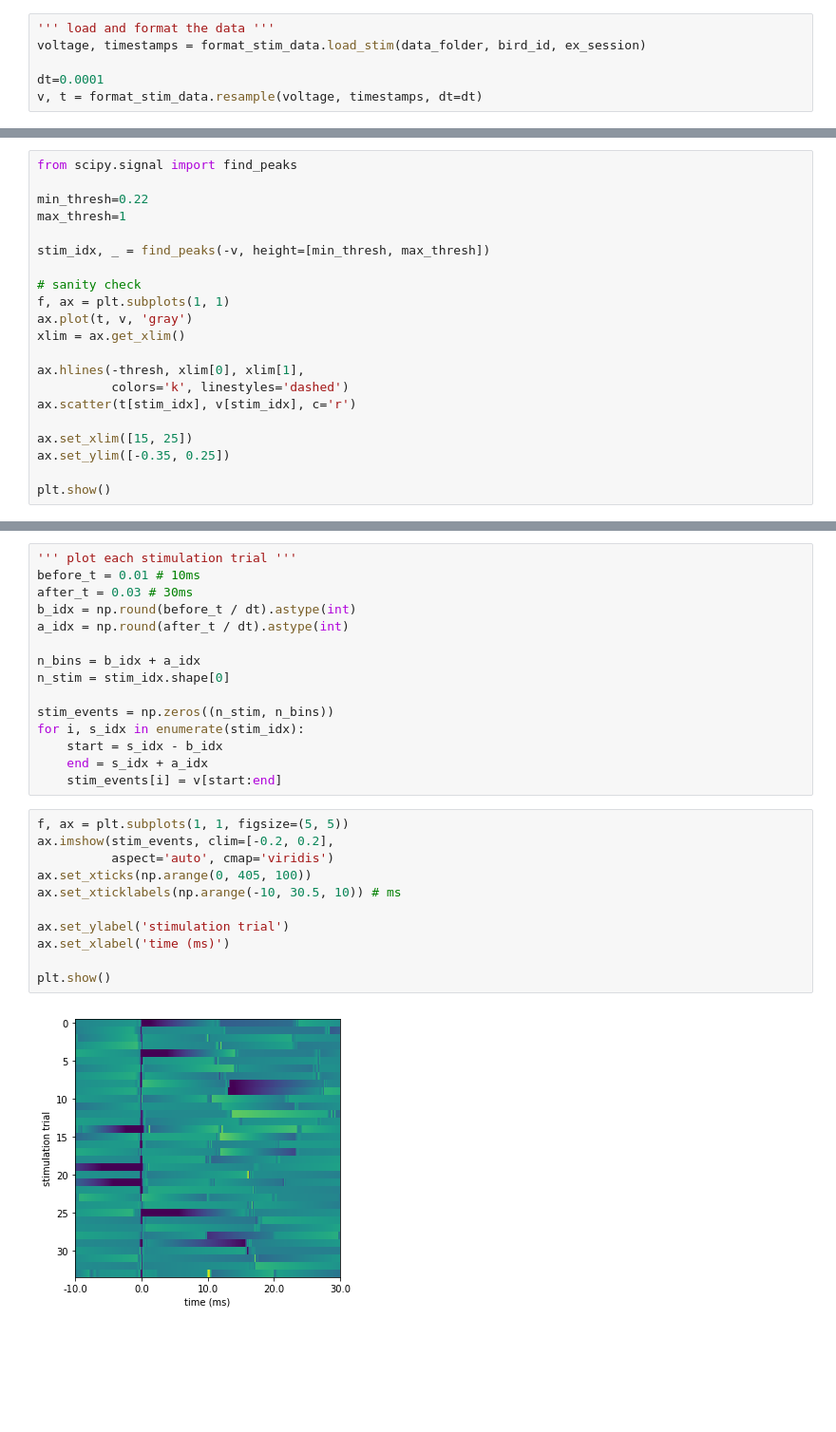
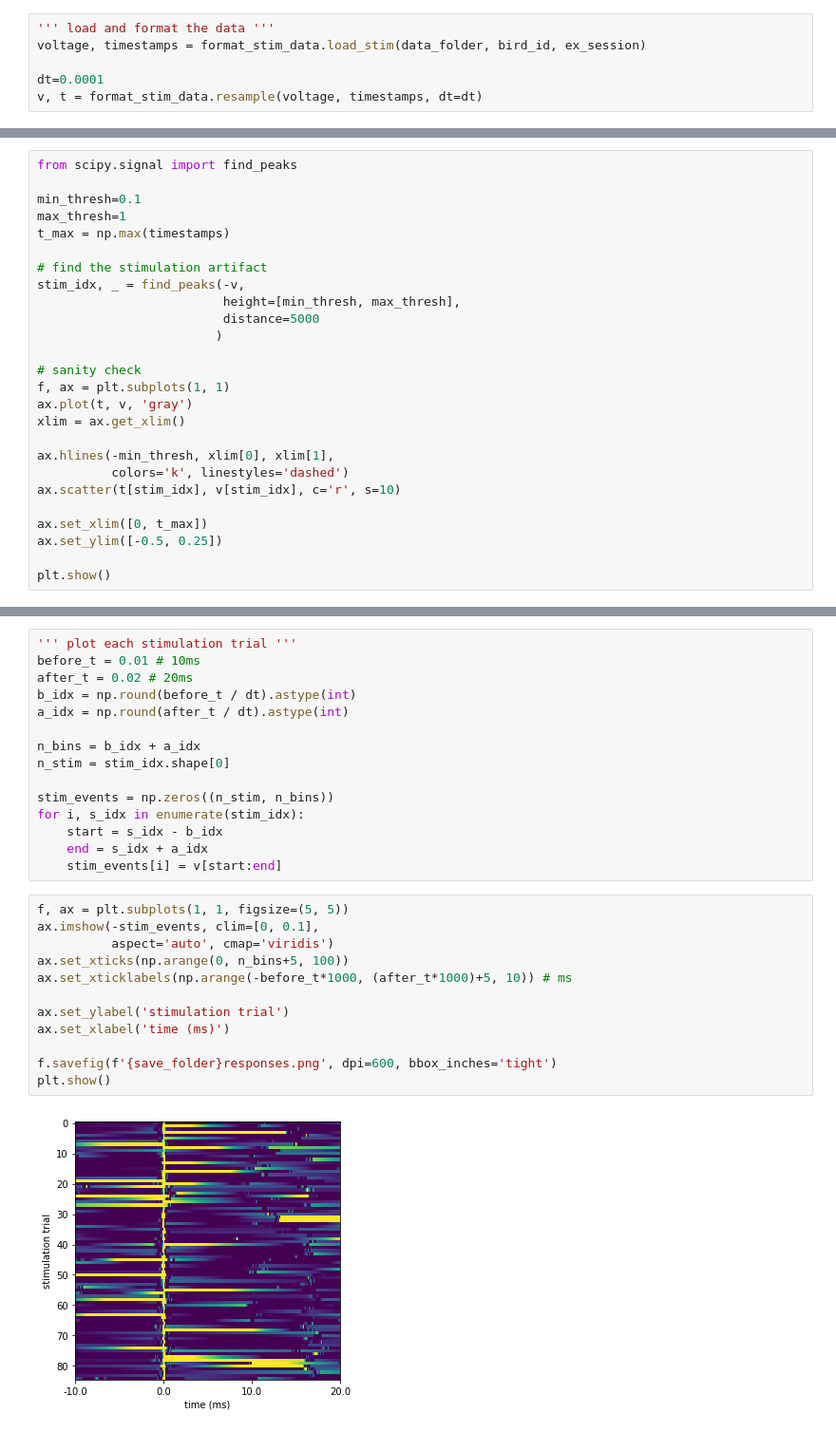
Before and after one commit to isabellow/lhy_hpc, a Jupyter notebook: stim/plot_antidromic_responses.ipynb, the cells around one changed output, grey strips where cells are left out. Shown: that part at 95% size. Cells and saved outputs as stored; diff of their text form; blank space fills up the shorter version.

Commit message:
script to plot antidromic responses by anatomical locations

```diff
--- a/stim/plot_antidromic_responses.ipynb
+++ b/stim/plot_antidromic_responses.ipynb
@@ -51,22 +62,27 @@ plt.show()
 # %%
 from scipy.signal import find_peaks
 
-min_thresh=0.22
+min_thresh=0.1
 max_thresh=1
+t_max = np.max(timestamps)
 
-stim_idx, _ = find_peaks(-v, height=[min_thresh, max_thresh])
+# find the stimulation artifact
+stim_idx, _ = find_peaks(-v,
+                         height=[min_thresh, max_thresh],
+                         distance=5000
+                        )
 
 # sanity check
 f, ax = plt.subplots(1, 1)
 ax.plot(t, v, 'gray')
 xlim = ax.get_xlim()
 
-ax.hlines(-thresh, xlim[0], xlim[1],
+ax.hlines(-min_thresh, xlim[0], xlim[1],
           colors='k', linestyles='dashed')
-ax.scatter(t[stim_idx], v[stim_idx], c='r')
+ax.scatter(t[stim_idx], v[stim_idx], c='r', s=10)
 
-ax.set_xlim([15, 25])
-ax.set_ylim([-0.35, 0.25])
+ax.set_xlim([0, t_max])
+ax.set_ylim([-0.5, 0.25])
 
 plt.show()
 # %% [output]
@@ -74,7 +95,7 @@ plt.show()
 # %%
 ''' plot each stimulation trial '''
 before_t = 0.01 # 10ms
-after_t = 0.03 # 30ms
+after_t = 0.02 # 20ms
 b_idx = np.round(before_t / dt).astype(int)
 a_idx = np.round(after_t / dt).astype(int)
 
@@ -88,14 +109,15 @@ for i, s_idx in enumerate(stim_idx):
     stim_events[i] = v[start:end]
 # %%
 f, ax = plt.subplots(1, 1, figsize=(5, 5))
-ax.imshow(stim_events, clim=[-0.2, 0.2],
+ax.imshow(-stim_events, clim=[0, 0.1],
           aspect='auto', cmap='viridis')
-ax.set_xticks(np.arange(0, 405, 100))
-ax.set_xticklabels(np.arange(-10, 30.5, 10)) # ms
+ax.set_xticks(np.arange(0, n_bins+5, 100))
+ax.set_xticklabels(np.arange(-before_t*1000, (after_t*1000)+5, 10)) # ms
 
 ax.set_ylabel('stimulation trial')
 ax.set_xlabel('time (ms)')
 
+f.savefig(f'{save_folder}responses.png', dpi=600, bbox_inches='tight')
 plt.show()
 # %% [output]
-[figure, old version]
+[figure, new version]
```
Also changed, not shown: parts of 8 cells of this notebook, 5 other files.
